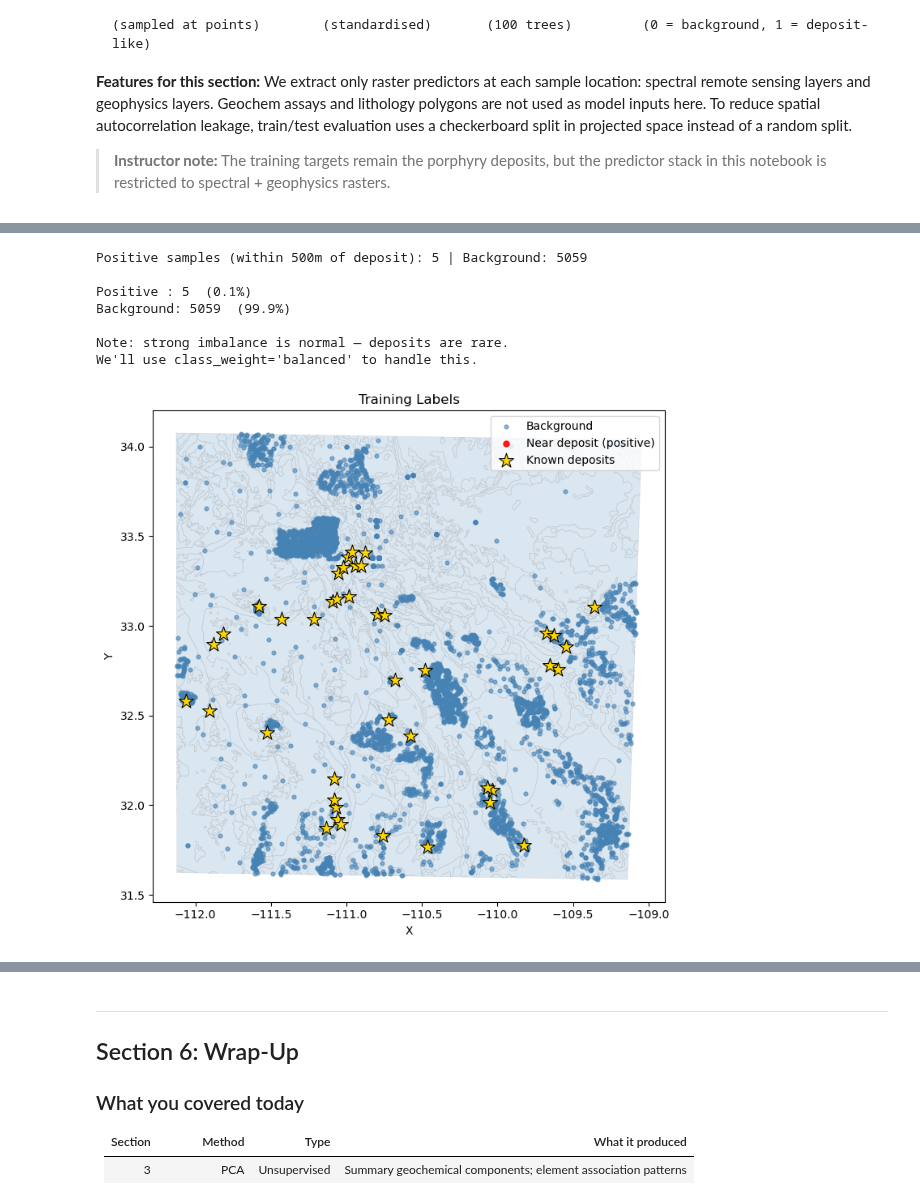
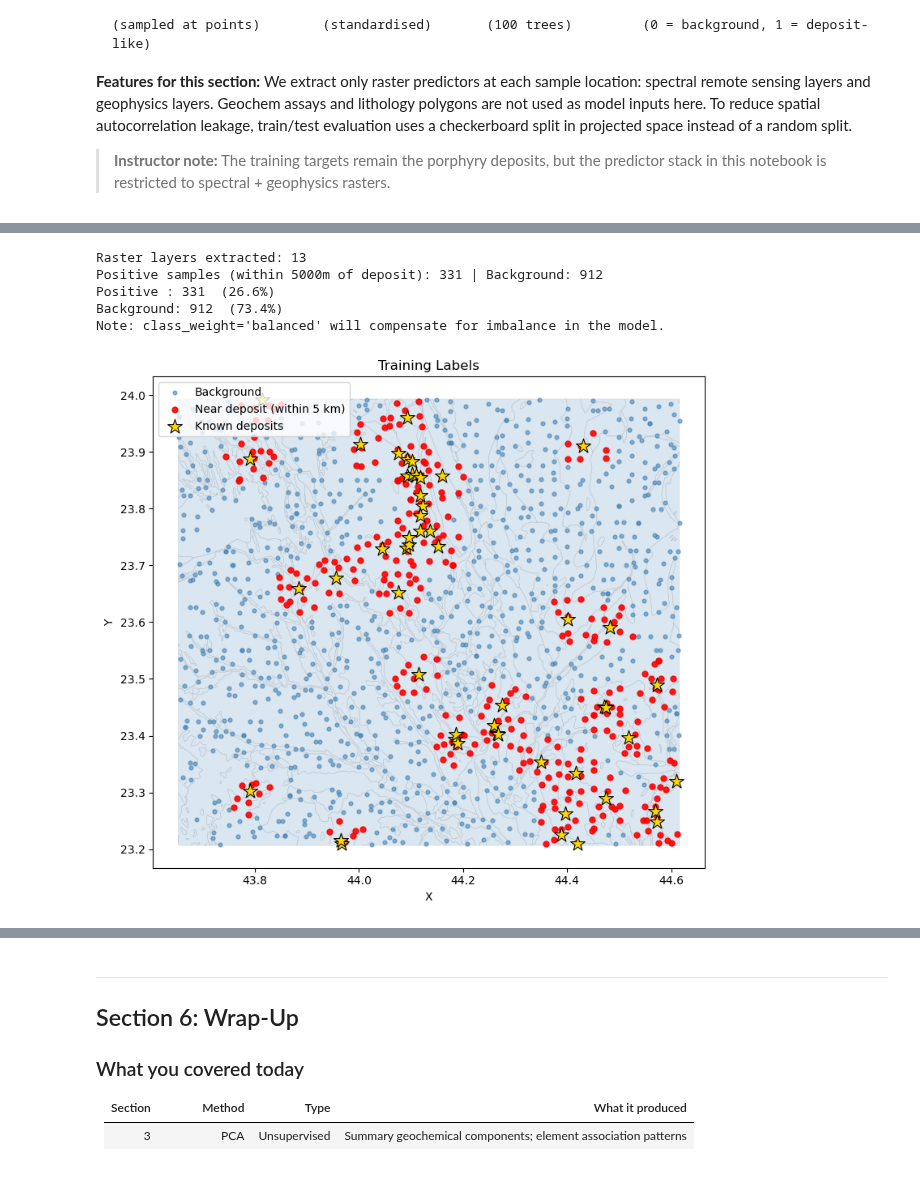
Before and after one commit to tyhowee/python-ML-for-geologists, a Jupyter notebook: cu_python_for_geologists_ml.ipynb, the cells around one changed output, grey strips where cells are left out. Drawn from its saved outputs; the diff is of its cells as text; code cells hidden in the pictures.

Commit message:
updating ML section, SGS data

```diff
--- a/cu_python_for_geologists_ml.ipynb
+++ b/cu_python_for_geologists_ml.ipynb
@@ -33,15 +33,15 @@ import geopandas as gpd
 import helpers as h
 
 # ── Data paths ─────────────────────────────────────────────────────────────
-GEOCHEM_PATH = Path("data/geochemistry/ngdb_sed.geojson")
-LITHOLOGY_PATH = Path("data/lithology/AZ_geol.geojson")
-OCCURRENCES_PATH = Path("data/deposits/porphyry deposits.geojson")
-SPECTRAL_DIR = Path("data/spectral")
-GEOPHYSICS_DIR = Path("data/geophysics")
+GEOCHEM_PATH = Path("data/vector/geochem.geojson")
+LITHOLOGY_PATH = Path("data/vector/lithology.geojson")
+OCCURRENCES_PATH = Path("data/vector/mineral occurrences.geojson")
+SPECTRAL_DIR = Path("data/raster/spectral")
+GEOPHYSICS_DIR = Path("data/raster/geophys")
 PROSPECTIVITY_TIF_CANDIDATES = [
-    Path("data/ML/stacked_result.tif"),
-    Path("ML/stacked_result.tif"),
-    Path("outputs/ML/stacked_result.tif"),
+    Path("data/raster/ML/stacked_result.tif"),
+    Path("data/raster/ML/stacked_result.tif"),
+    Path("data/raster/outputs/ML/stacked_result.tif"),
 ]
 PROSPECTIVITY_TIF = next(
     (p for p in PROSPECTIVITY_TIF_CANDIDATES if p.exists()),
@@ -455,43 +438,47 @@ Missing values (outside raster): 898
 # %%
-# ── Step 2: Label each sample point ───────────────────────────────────────
-y_labels = h.prepare_ml_labels(geochem_gdf, targets_gdf, radius_m=500)
+# ── Step 1: Extract raster predictors and create labels ─────────────────────
+X_raw, predictor_names = h.extract_raster_values(
+    geochem_gdf, SPECTRAL_DIR, GEOPHYSICS_DIR
+)
+y = h.prepare_ml_labels(geochem_gdf, targets_gdf, radius_m=RADIUS_M)
 
-n_pos = int(y_labels.sum())
-n_neg = len(y_labels) - n_pos
-print(f"\nPositive : {n_pos}  ({100*n_pos/len(y_labels):.1f}%)")
-print(f"Background: {n_neg}  ({100*n_neg/len(y_labels):.1f}%)")
-print("\nNote: strong imbalance is normal — deposits are rare.")
-print("We'll use class_weight='balanced' to handle this.")
+n_pos = int(y.sum())
+n_neg = len(y) - n_pos
+print(f"Positive : {n_pos}  ({100*n_pos/len(y):.1f}%)")
+print(f"Background: {n_neg}  ({100*n_neg/len(y):.1f}%)")
+print("Note: class_weight='balanced' will compensate for imbalance in the model.")
 
 # Map of training labels
 fig, ax = plt.subplots(figsize=(10, 7))
 h.plot_vector(vector_gdf, ax=ax, alpha=0.2, edgecolor="grey", linewidth=0.4)
-geochem_gdf[y_labels == 0].plot(
+geochem_gdf[y == 0].plot(
     ax=ax, color="steelblue", markersize=12, alpha=0.6, label="Background"
 )
-geochem_gdf[y_labels == 1].plot(
-    ax=ax, color="red", markersize=25, alpha=0.9, label="Near deposit (positive)"
+geochem_gdf[y == 1].plot(
+    ax=ax,
+    color="red",
+    markersize=25,
+    alpha=0.9,
+    label=f"Near deposit (within {RADIUS_M//1000} km)",
 )
 tgt_proj.plot(
     ax=ax,
     marker="*",
     color="gold",
     markersize=180,
     edgecolor="black",
     linewidth=0.8,
     label="Known deposits",
     zorder=5,
 )
 ax.set_title("Training Labels")
 ax.legend()
 plt.tight_layout()
 plt.show()
 # %% [output]
-Positive samples (within 500m of deposit): 5 | Background: 5059
-
-Positive : 5  (0.1%)
-Background: 5059  (99.9%)
-
-Note: strong imbalance is normal — deposits are rare.
-We'll use class_weight='balanced' to handle this.
+Raster layers extracted: 13
+Positive samples (within 5000m of deposit): 331 | Background: 912
+Positive : 331  (26.6%)
+Background: 912  (73.4%)
+Note: class_weight='balanced' will compensate for imbalance in the model.
-[figure, old version]
+[figure, new version]
```
Also changed, not shown: parts of 27 cells of this notebook, 37 other files.
